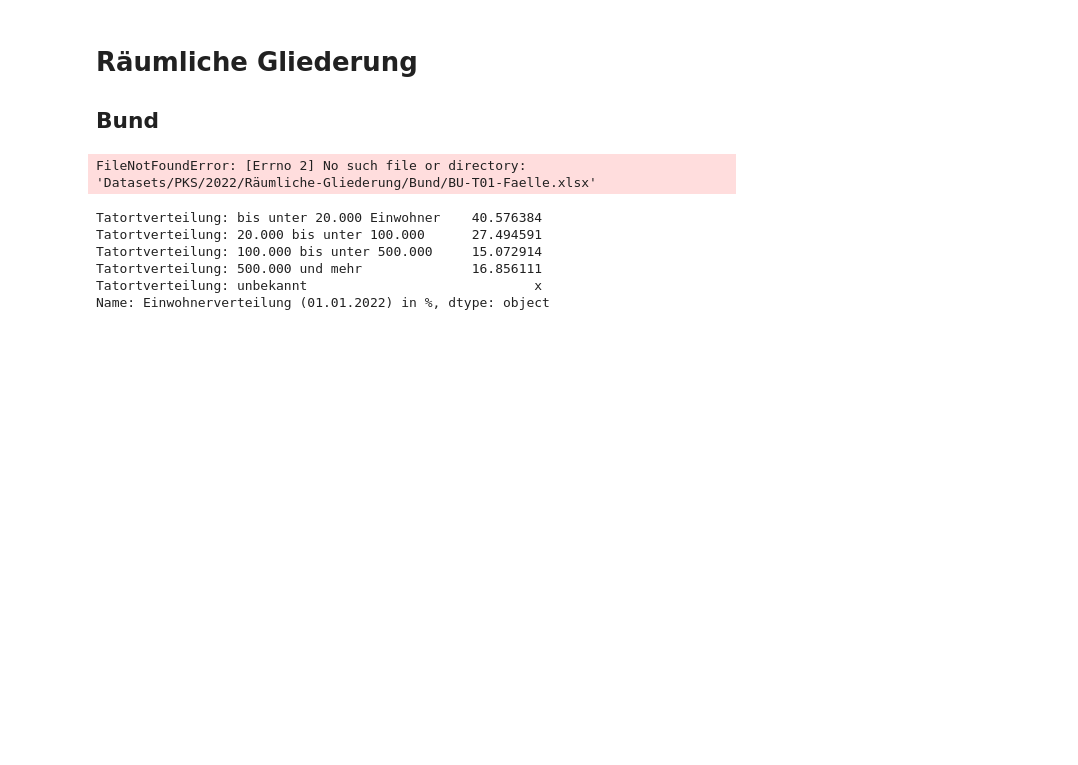
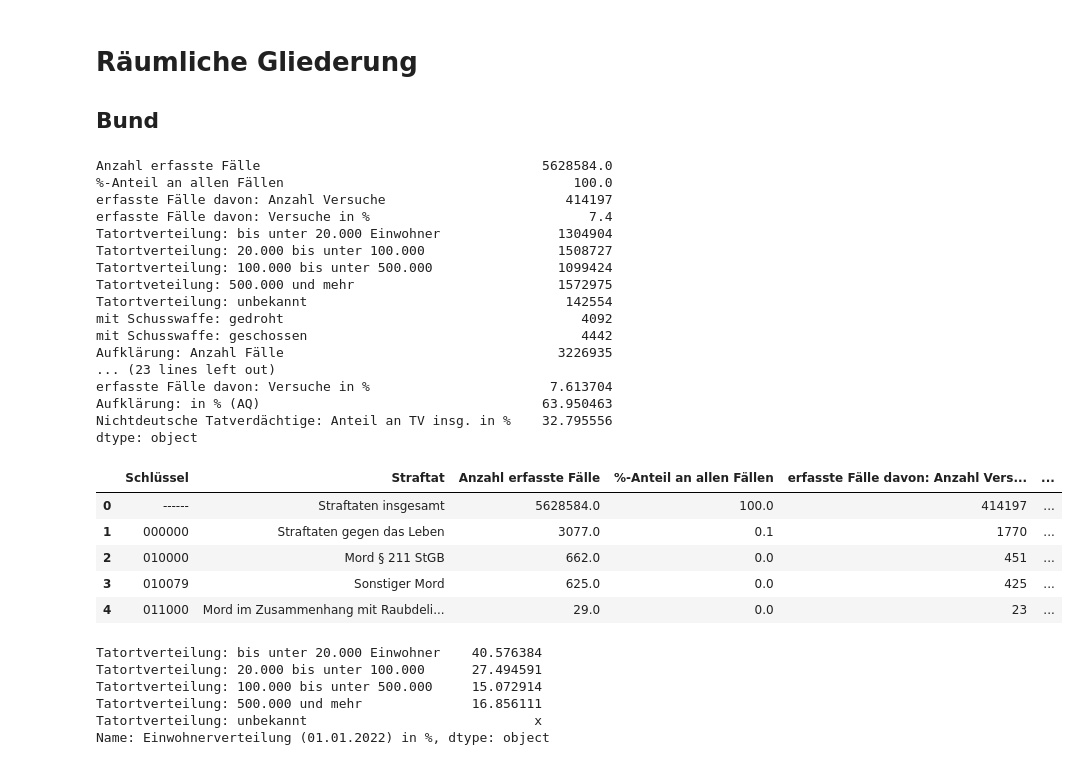
Before and after one commit to LukaslWeber/DataLit-Crime-Project, a Jupyter notebook: exploraton.ipynb, the cells around one changed output. Cells and saved outputs as stored; diff of their text form; code cells hidden in the pictures; blank space fills up the shorter version.

```diff
--- a/exploraton.ipynb
+++ b/exploraton.ipynb
@@ -8,37 +8,59 @@ import matplotlib.pyplot as plt
 # Räumliche Gliederung
 ## Bund
 # %%
-R_BU_T01_F = 'Datasets/PKS/2022/Räumliche-Gliederung/Bund/BU-T01-Faelle.xlsx'
+R_BU_T01_F = 'Datasets/PKS/2022/BU-T01-Faelle.xlsx'
 df = pd.read_excel(R_BU_T01_F,skiprows=3,thousands=',',decimal='.')
 df = df.rename(columns={'erfasste Fälle davon:\nVersuche':'erfasste Fälle davon: Anzahl Versuche',
            'Unnamed: 5':'erfasste Fälle davon: Versuche in %',
            'Tatortverteilung':'Tatortverteilung: bis unter 20.000 Einwohner',
            'Unnamed: 7':'Tatortverteilung: 20.000 bis unter 100.000',
            'Unnamed: 8':'Tatortverteilung: 100.000 bis unter 500.000',
            'Unnamed: 9':'Tatortveteilung: 500.000 und mehr',
            'Unnamed: 10':'Tatortverteilung: unbekannt',
            'mit Schusswaffe':'mit Schusswaffe: gedroht',
            'Unnamed: 12':'mit Schusswaffe: geschossen',
            'Aufklärung':'Aufklärung: Anzahl Fälle',
            'Unnamed: 14':'Aufklärung: in % (AQ)',
            'Tatverdächtige':'Tatverdächtige: insgesamt',
            'Unnamed: 16':'Tatverdächtige: männlich',
            'Unnamed: 17':'Tatverdächtige: weiblich',
            'Nichtdeutsche Tatverdächtige':'Nichtdeutsche Tatverdächtige: Anzahl',
            'Unnamed: 19':'Nichtdeutsche Tatverdächtige: Anteil an TV insg. in %'})
 df = df.drop(range(4)).reset_index(drop=True)
 aggregate_rows = ~df.Schlüssel.str.contains('\*') # bool array: false where '*' is contained in key
 summary_official = df.iloc[0,2:]
 sum_rows = [number for r in [range(2,5),range(6,14),range(15,19)] for number in r] # flatten list of ranges to numbers
 mean_rows = [5,14,19]
 sum_check = df[aggregate_rows].iloc[1:,sum_rows].sum(axis=0)
 mean_check = df[aggregate_rows].iloc[1:,mean_rows].mean(axis=0)
 print(summary_official)
 print(sum_check)
 print(mean_check)
 df.head()
 # %% [output]
-FileNotFoundError: [Errno 2] No such file or directory: 'Datasets/PKS/2022/Räumliche-Gliederung/Bund/BU-T01-Faelle.xlsx'
+Anzahl erfasste Fälle                                    5628584.0
+%-Anteil an allen Fällen                                     100.0
+erfasste Fälle davon: Anzahl Versuche                       414197
+erfasste Fälle davon: Versuche in %                            7.4
+Tatortverteilung: bis unter 20.000 Einwohner               1304904
+Tatortverteilung: 20.000 bis unter 100.000                 1508727
+Tatortverteilung: 100.000 bis unter 500.000                1099424
+Tatortveteilung: 500.000 und mehr                          1572975
+Tatortverteilung: unbekannt                                 142554
+mit Schusswaffe: gedroht                                      4092
+mit Schusswaffe: geschossen                                   4442
+Aufklärung: Anzahl Fälle                                   3226935
+... (23 lines left out)
+erfasste Fälle davon: Versuche in %                       7.613704
+Aufklärung: in % (AQ)                                    63.950463
+Nichtdeutsche Tatverdächtige: Anteil an TV insg. in %    32.795556
+dtype: object
+|  | Schlüssel | Straftat | Anzahl erfasste Fälle | %-Anteil an allen Fällen | erfasste Fälle davon: Anzahl Vers... | ... |
+| 0 | ------ | Straftaten insgesamt | 5628584.0 | 100.0 | 414197 | ... |
+| 1 | 000000 | Straftaten gegen das Leben | 3077.0 | 0.1 | 1770 | ... |
+| 2 | 010000 | Mord § 211 StGB | 662.0 | 0.0 | 451 | ... |
+| 3 | 010079 | Sonstiger Mord | 625.0 | 0.0 | 425 | ... |
+| 4 | 011000 | Mord im Zusammenhang mit Raubdeli... | 29.0 | 0.0 | 23 | ... |
 # %%
 R_BU_T01_T = 'Datasets/PKS/2022/Räumliche-Gliederung/Bund/BU-T01-Tatortverteilung-Prozent.xlsx'
 df = pd.read_excel(R_BU_T01_T,skiprows=3,thousands=',',decimal='.')
```
Also changed, not shown: parts of 3 cells of this notebook.
